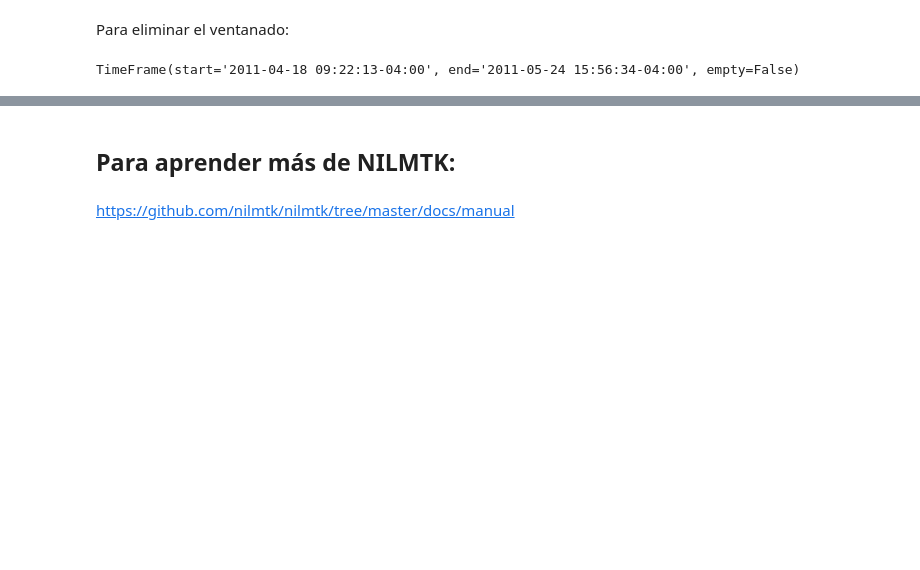
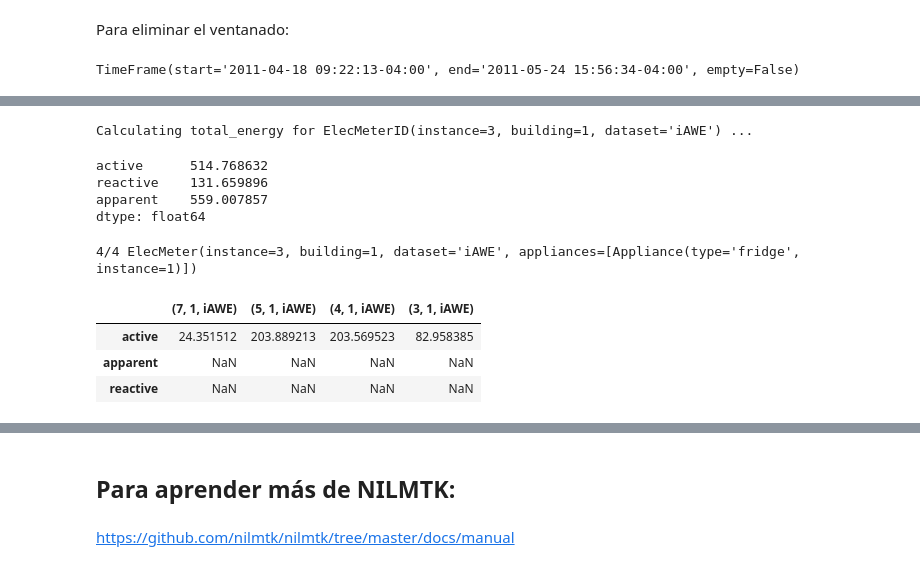
Before and after one commit to josemao/nilmtk_practicas, a Jupyter notebook: 2 - Introdución a NILMTK.ipynb, the cells around one changed output, grey strips where cells are left out. Drawn from its saved outputs; the diff is of its cells as text; code cells hidden in the pictures; blank space fills up the shorter version.

```diff
--- a/2 - Introdución a NILMTK.ipynb
+++ b/2 - Introdución a NILMTK.ipynb
@@ -219,0 +437,3 @@ TimeFrame(start='2011-04-18 09:22:13-04:00', end='2011-05-24 15:56:34-04:00', em
+# %%
+top_4=elec.submeters().select_top_k(4)
+top_4.appliances
@@ -219,0 +446,16 @@ TimeFrame(start='2011-04-18 09:22:13-04:00', end='2011-05-24 15:56:34-04:00', em
+# %%
+top_4.total_energy()
+# %% [output]
+Calculating total_energy for ElecMeterID(instance=3, building=1, dataset='iAWE') ...
+active      514.768632
+reactive    131.659896
+apparent    559.007857
+dtype: float64
+# %%
+top_4.energy_per_meter()
+# %% [output]
+4/4 ElecMeter(instance=3, building=1, dataset='iAWE', appliances=[Appliance(type='fridge', instance=1)])
+|  | (7, 1, iAWE) | (5, 1, iAWE) | (4, 1, iAWE) | (3, 1, iAWE) |
+| active | 24.351512 | 203.889213 | 203.569523 | 82.958385 |
+| apparent | NaN | NaN | NaN | NaN |
+| reactive | NaN | NaN | NaN | NaN |
```
Also changed, not shown: parts of 74 cells of this notebook, 1 other file.
